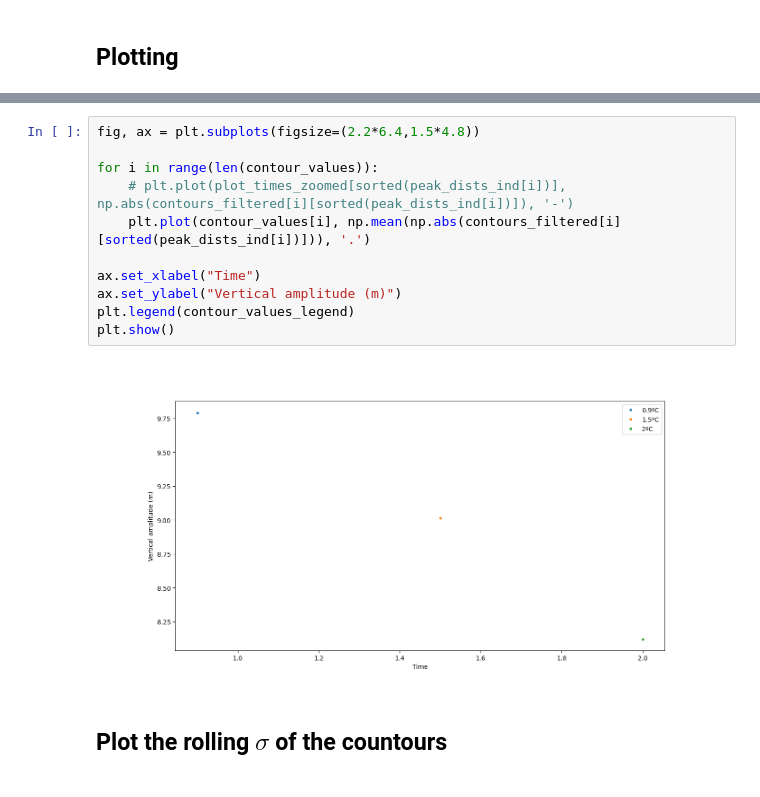
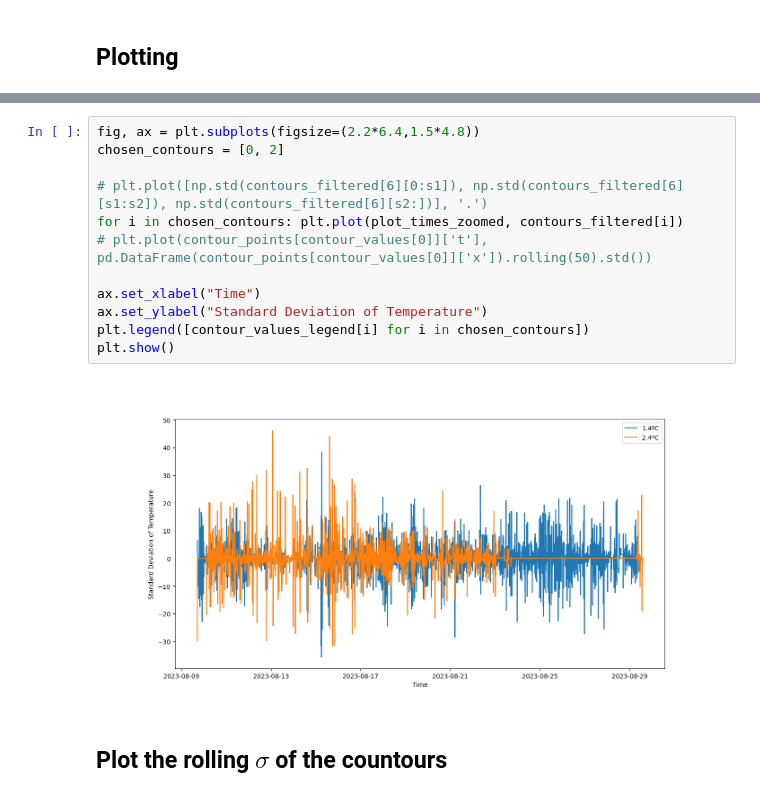
Before and after one commit to ericeberg3/UW_research, a Jupyter notebook: DTS_large_scale.ipynb, the cells around one changed output, grey strips where cells are left out. Drawn from its saved outputs; the diff is of its cells as text.

```diff
--- a/DTS_large_scale.ipynb
+++ b/DTS_large_scale.ipynb
@@ -175,16 +184,17 @@ plt.show()
-# %%
-fig, ax = plt.subplots(figsize=(2.2*6.4,1.5*4.8))
-
-for i in range(len(contour_values)):
-    # plt.plot(plot_times_zoomed[sorted(peak_dists_ind[i])], np.abs(contours_filtered[i][sorted(peak_dists_ind[i])]), '-')
-    plt.plot(contour_values[i], np.mean(np.abs(contours_filtered[i][sorted(peak_dists_ind[i])])), '.')
-
-ax.set_xlabel("Time")
-ax.set_ylabel("Vertical amplitude (m)")
-plt.legend(contour_values_legend)
-plt.show()
-# %% [output]
-[figure, removed]
+# %%
+fig, ax = plt.subplots(figsize=(2.2*6.4,1.5*4.8))
+chosen_contours = [0, 2]
+
+# plt.plot([np.std(contours_filtered[6][0:s1]), np.std(contours_filtered[6][s1:s2]), np.std(contours_filtered[6][s2:])], '.')
+for i in chosen_contours: plt.plot(plot_times_zoomed, contours_filtered[i])
+# plt.plot(contour_points[contour_values[0]]['t'], pd.DataFrame(contour_points[contour_values[0]]['x']).rolling(50).std())
+
+ax.set_xlabel("Time")
+ax.set_ylabel("Standard Deviation of Temperature")
+plt.legend([contour_values_legend[i] for i in chosen_contours])
+plt.show()
+# %% [output]
+[figure, added]
 # %% [markdown]
 ## Plot the rolling $\sigma$ of the countours
 # %%
```
Also changed, not shown: parts of 7 cells of this notebook.
